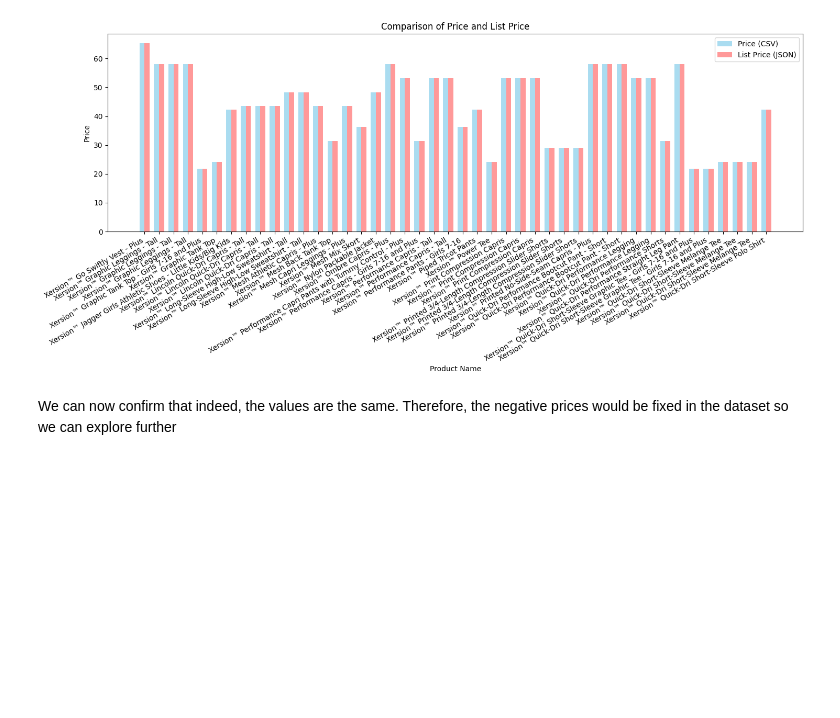
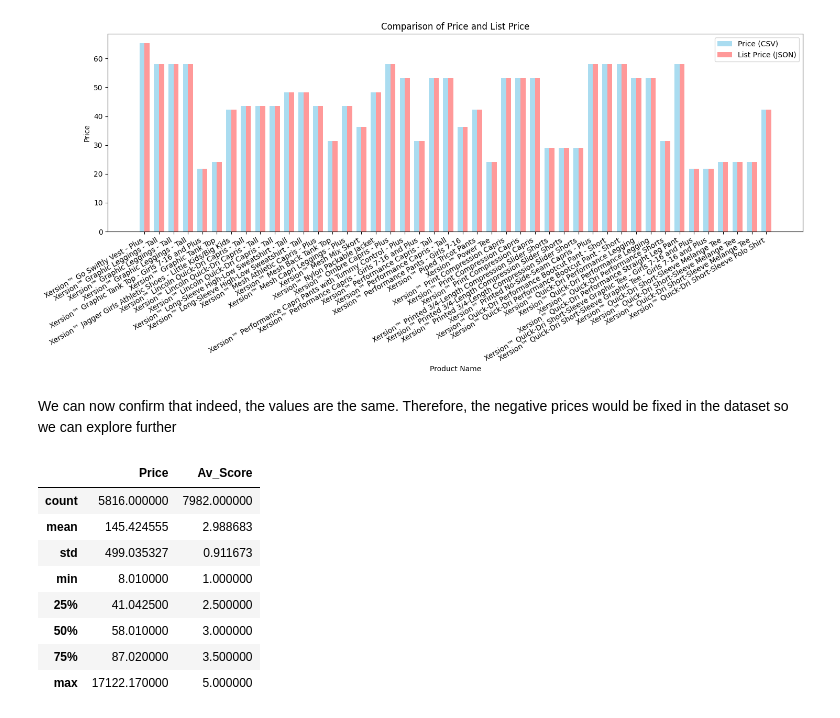
Before and after one commit to RedeemerNtumy/JCPennyConsultancyProject, a Jupyter notebook: 3549063_BD2.ipynb, the cells around one changed output. Drawn from its saved outputs; the diff is of its cells as text; code cells hidden in the pictures; blank space fills up the shorter version.

```diff
--- a/3549063_BD2.ipynb
+++ b/3549063_BD2.ipynb
@@ -252,0 +129,13 @@ We can now confirm that indeed, the values are the same. Therefore, the negative
+# %%
+# Verifying that negative prices are removed
+products.describe()
+# %% [output]
+|  | Price | Av_Score |
+| count | 5816.000000 | 7982.000000 |
+| mean | 145.424555 | 2.988683 |
+| std | 499.035327 | 0.911673 |
+| min | 8.010000 | 1.000000 |
+| 25% | 41.042500 | 2.500000 |
+| 50% | 58.010000 | 3.000000 |
+| 75% | 87.020000 | 3.500000 |
+| max | 17122.170000 | 5.000000 |
```
Also changed, not shown: parts of 26 cells of this notebook.
